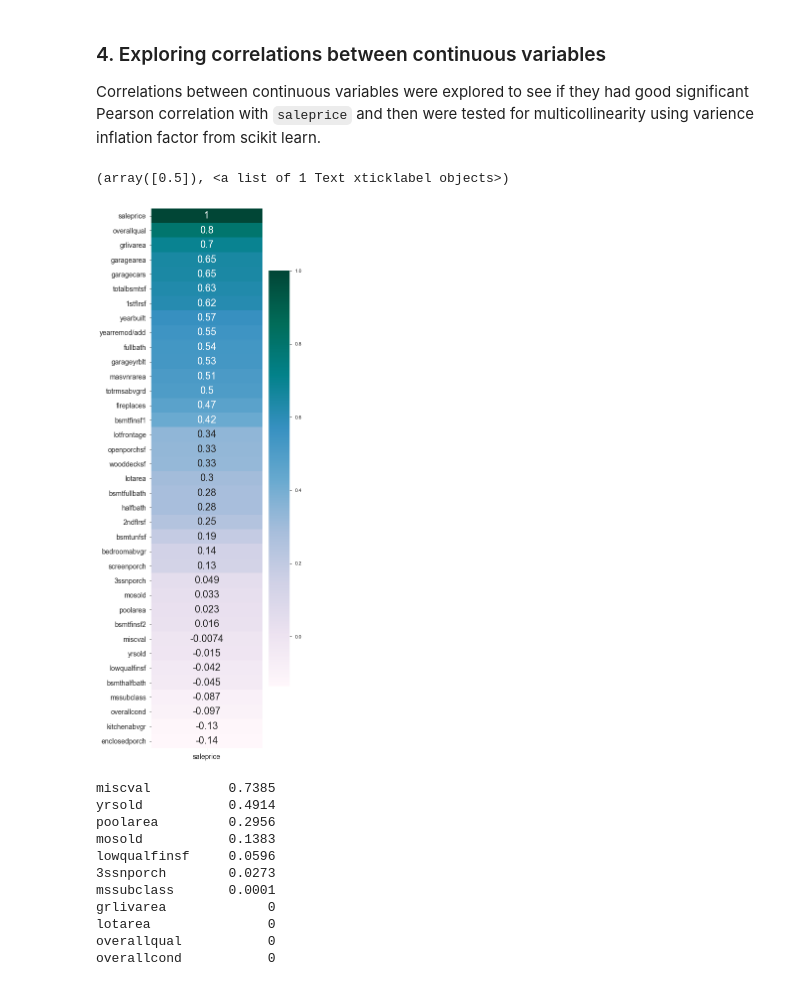
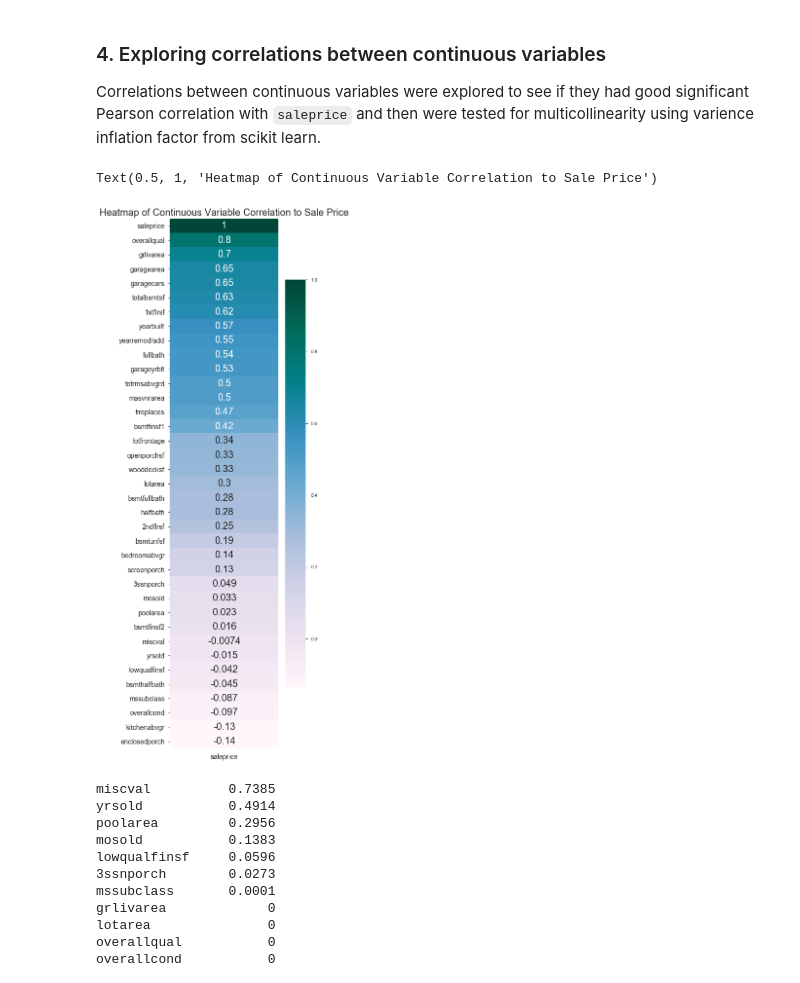
Before and after one commit to mieulium/Project2, a Jupyter notebook: Project 2.ipynb, the cells around one changed output. Cells and saved outputs as stored; diff of their text form; code cells hidden in the pictures.

```diff
--- a/Project 2.ipynb
+++ b/Project 2.ipynb
@@ -248,14 +248,15 @@ Correlations between continuous variables were explored to see if they had good
 # %%
 plt.figure(figsize = (5,20))
 #ax = sns.heatmap(df[cont_list].corr(), annot = True)
 
 ax= sns.heatmap(df.corr()[cont_list][['saleprice']].sort_values(by = 'saleprice',ascending = False),annot=True,  annot_kws={"size": 20}, cmap='PuBuGn')
 ax.set_ylim(37,0)
 plt.yticks(size = 14)
 plt.xticks(size = 14)
+plt.title('Heatmap of Continuous Variable Correlation to Sale Price', size = 20)
 # %% [output]
-(array([0.5]), <a list of 1 Text xticklabel objects>)
+Text(0.5, 1, 'Heatmap of Continuous Variable Correlation to Sale Price')
-[figure, old version]
+[figure, new version]
 # %%
 ## calculating the P value of the correlations above
 def calculate_pvalues(df):
```
Also changed, not shown: parts of 74 cells of this notebook, 1 other file.
